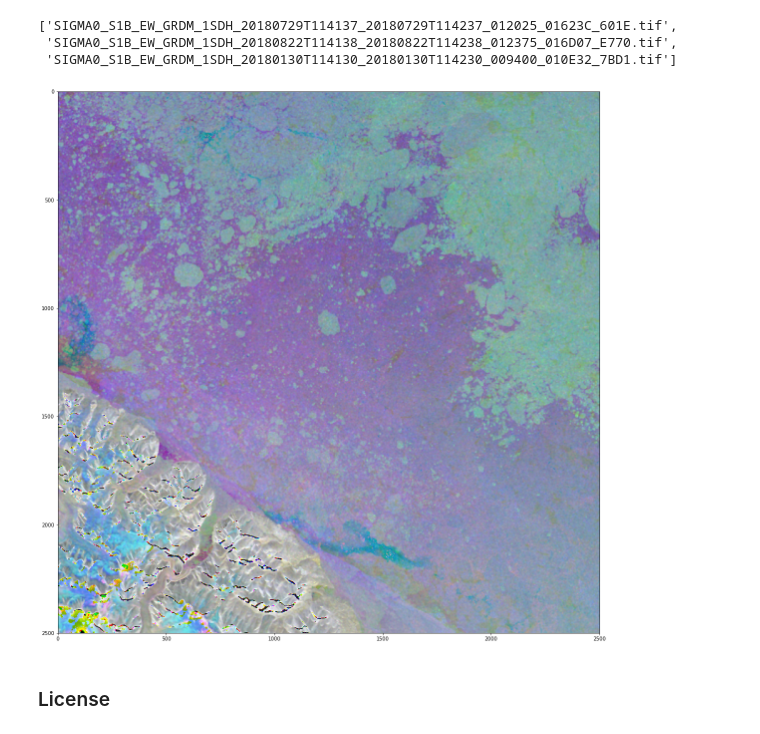
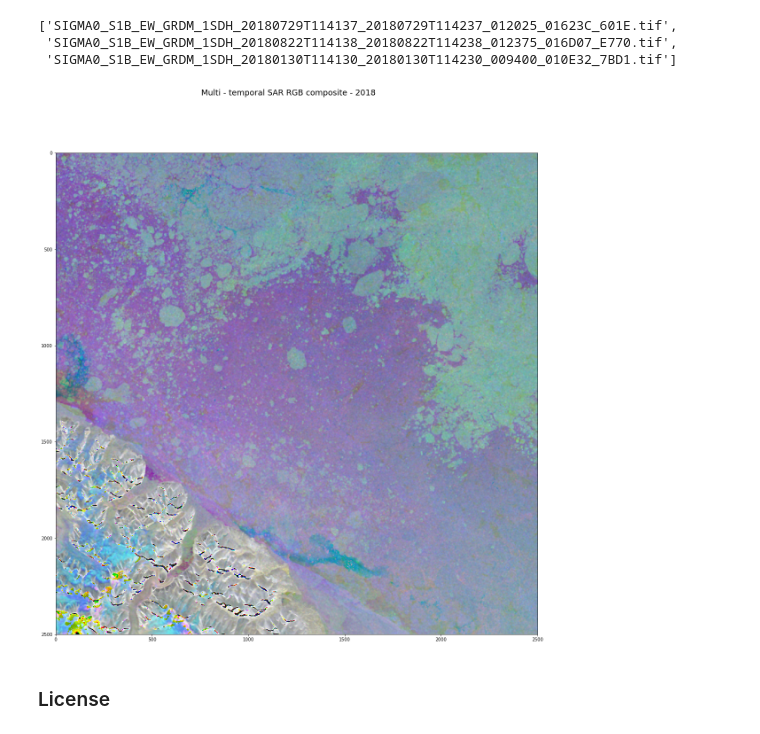
Before and after one commit to ec-intaros/polarstern, a Jupyter notebook: 05-multitemporal-rgb-2018.ipynb, the cells around one changed output. Saved outputs shown, nothing was run; the diff lists cells and outputs as text; code cells hidden in the pictures.

```diff
--- a/05-multitemporal-rgb-2018.ipynb
+++ b/05-multitemporal-rgb-2018.ipynb
@@ -422,13 +422,17 @@ dst_ds = None
 # %%
 rgb_uint8 = np.dstack(bands).astype(np.uint8)
 
 width = 20
 height = 20
-plt.figure(figsize=(width, height))
+
+fig = plt.figure(figsize=(width, height))
+
+fig.suptitle('Multi - temporal SAR RGB composite - 2018', fontsize=18)
+
 img = Image.fromarray(rgb_uint8)
 imgplot = plt.imshow(img)
 # %% [output]
-[figure, old version]
+[figure, new version]
 # %% [markdown]
 ### License
 # %% [markdown]
```
Also changed, not shown: parts of 1 cell of this notebook, 8 other files.
